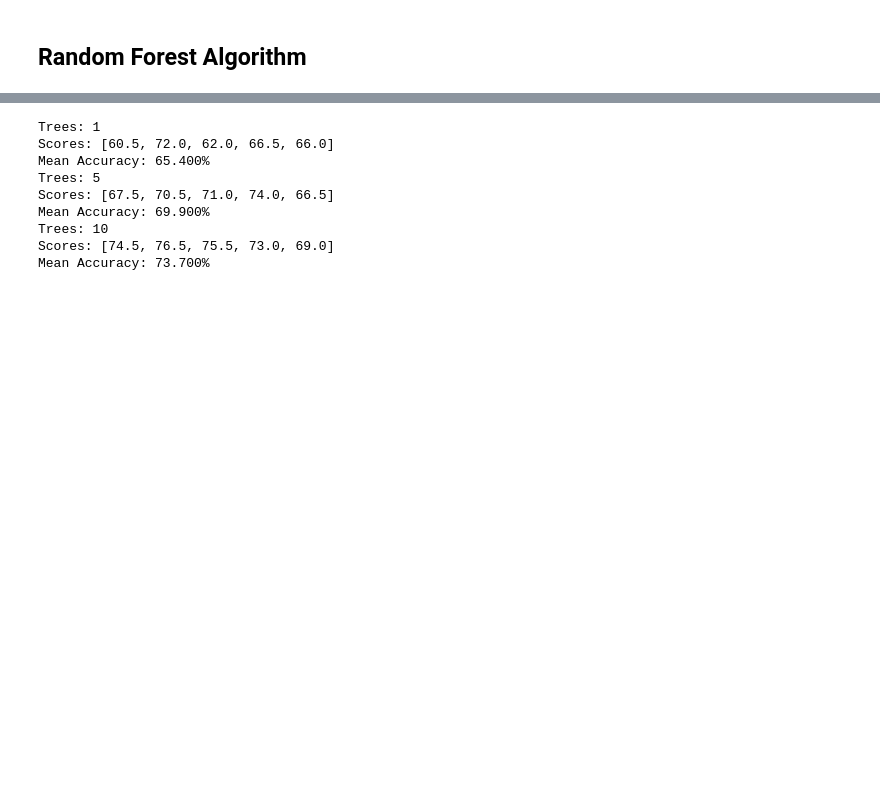
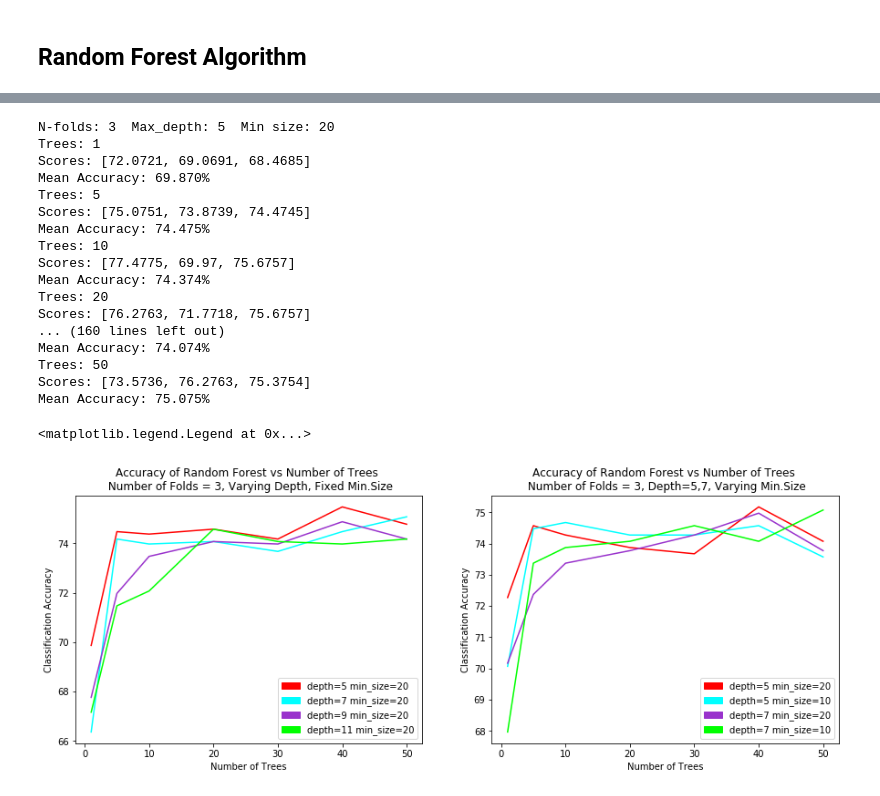
Before and after one commit to cpapadimitriou/Click-Through-Rate-prediction, a Jupyter notebook: Models/RandomForest.ipynb, the cells around one changed output, grey strips where cells are left out. Cells and saved outputs as stored; diff of their text form; code cells hidden in the pictures; blank space fills up the shorter version.

```diff
--- a/Models/RandomForest.ipynb
+++ b/Models/RandomForest.ipynb
@@ -203,7 +294,7 @@ def random_forest(train, test, max_depth, min_size, sample_size, n_trees, n_feat
 seed(2)
 
 # load and prepare data
-filename = 'toy.csv'
+filename = 'data/toy.csv'
 FIELDS = ['I1','I2','I3','I4','I5','I6','I7','I8','I9','I10','I11','I12','I13',
           'C1','C2','C3','C4','C5','C6','C7','C8','C9','C10','C11','C12','C13','C14',
           'C15','C16','C17','C18','C19','C20','C21','C22','C23','C24','C25','C26','Label']
@@ -244,22 +335,54 @@ Name: 0, dtype: float64
-# %%
-# evaluate algorithm
-n_folds = 5
-max_depth = 10
-min_size = 1
-sample_size = 1.0
-n_features = int(sqrt(len(dataset[0])-1))
-for n_trees in [1, 5, 10]:
-    scores = evaluate_algorithm(dataset, random_forest, n_folds, max_depth, min_size, sample_size, n_trees, n_features)
-    print('Trees: %d' % n_trees)
-    print('Scores: %s' % scores)
-    print('Mean Accuracy: %.3f%%' % (sum(scores)/float(len(scores))))
-# %% [output]
-Trees: 1
-Scores: [60.5, 72.0, 62.0, 66.5, 66.0]
-Mean Accuracy: 65.400%
-Trees: 5
-Scores: [67.5, 70.5, 71.0, 74.0, 66.5]
-Mean Accuracy: 69.900%
-Trees: 10
-Scores: [74.5, 76.5, 75.5, 73.0, 69.0]
-Mean Accuracy: 73.700%
+# %%
+graph = pydot.Dot(graph_type='digraph')
+sample_size = 1.0
+n_features = int(sqrt(len(dataset[0])-1))
+number_of_trees = [1, 5, 10, 20, 30, 40, 50] #75,100,200]
+
+#Plotting graphs
+plt.figure(figsize=(15,5),)
+plt.subplot(1,2,1)
+plt.title("Accuracy of Random Forest vs Number of Trees \n Number of Folds = 3, Varying Depth, Fixed Min.Size")
+plt.xlabel('Number of Trees')
+plt.ylabel('Classification Accuracy')
+plt.plot(number_of_trees, get_accuracy(n_trees, n_folds = 3, max_depth = 5, min_size = 20), color='red')
+plt.plot(number_of_trees, get_accuracy(n_trees, n_folds = 3, max_depth = 7, min_size = 20), color='aqua')
+plt.plot(number_of_trees, get_accuracy(n_trees, n_folds = 3, max_depth = 9, min_size = 20), color='darkorchid')
+plt.plot(number_of_trees, get_accuracy(n_trees, n_folds = 3, max_depth = 11, min_size = 20), color = 'lime')
+red_patch = mpatches.Patch(color='red', label='depth=5 min_size=20')
+aqua_patch = mpatches.Patch(color='aqua', label='depth=7 min_size=20')
+darkorchid_patch =  mpatches.Patch(color='darkorchid', label='depth=9 min_size=20')
+lime_patch =  mpatches.Patch(color='lime', label='depth=11 min_size=20')
+plt.legend(handles=[red_patch, aqua_patch, darkorchid_patch, lime_patch])
+plt.subplot(1,2,2)
+plt.title("Accuracy of Random Forest vs Number of Trees \n Number of Folds = 3, Depth=5,7, Varying Min.Size")
+plt.xlabel('Number of Trees')
+plt.ylabel('Classification Accuracy')
+plt.plot(number_of_trees, get_accuracy(n_trees, n_folds = 3, max_depth = 5, min_size = 20), color='red')
+plt.plot(number_of_trees, get_accuracy(n_trees, n_folds = 3, max_depth = 5, min_size = 10), color='aqua')
+plt.plot(number_of_trees, get_accuracy(n_trees, n_folds = 3, max_depth = 7, min_size = 20), color='darkorchid')
+plt.plot(number_of_trees, get_accuracy(n_trees, n_folds = 3, max_depth = 7, min_size = 10), color = 'lime')
+red_patch = mpatches.Patch(color='red', label='depth=5 min_size=20')
+aqua_patch = mpatches.Patch(color='aqua', label='depth=5 min_size=10')
+darkorchid_patch =  mpatches.Patch(color='darkorchid', label='depth=7 min_size=20')
+lime_patch =  mpatches.Patch(color='lime', label='depth=7 min_size=10')
+plt.legend(handles=[red_patch, aqua_patch, darkorchid_patch, lime_patch])
+# %% [output]
+N-folds: 3  Max_depth: 5  Min size: 20
+Trees: 1
+Scores: [72.0721, 69.0691, 68.4685]
+Mean Accuracy: 69.870%
+Trees: 5
+Scores: [75.0751, 73.8739, 74.4745]
+Mean Accuracy: 74.475%
+Trees: 10
+Scores: [77.4775, 69.97, 75.6757]
+Mean Accuracy: 74.374%
+Trees: 20
+Scores: [76.2763, 71.7718, 75.6757]
+... (160 lines left out)
+Mean Accuracy: 74.074%
+Trees: 50
+Scores: [73.5736, 76.2763, 75.3754]
+Mean Accuracy: 75.075%
+<matplotlib.legend.Legend at 0x...>
+[figure, added]
```
Also changed, not shown: parts of 4 cells of this notebook.
